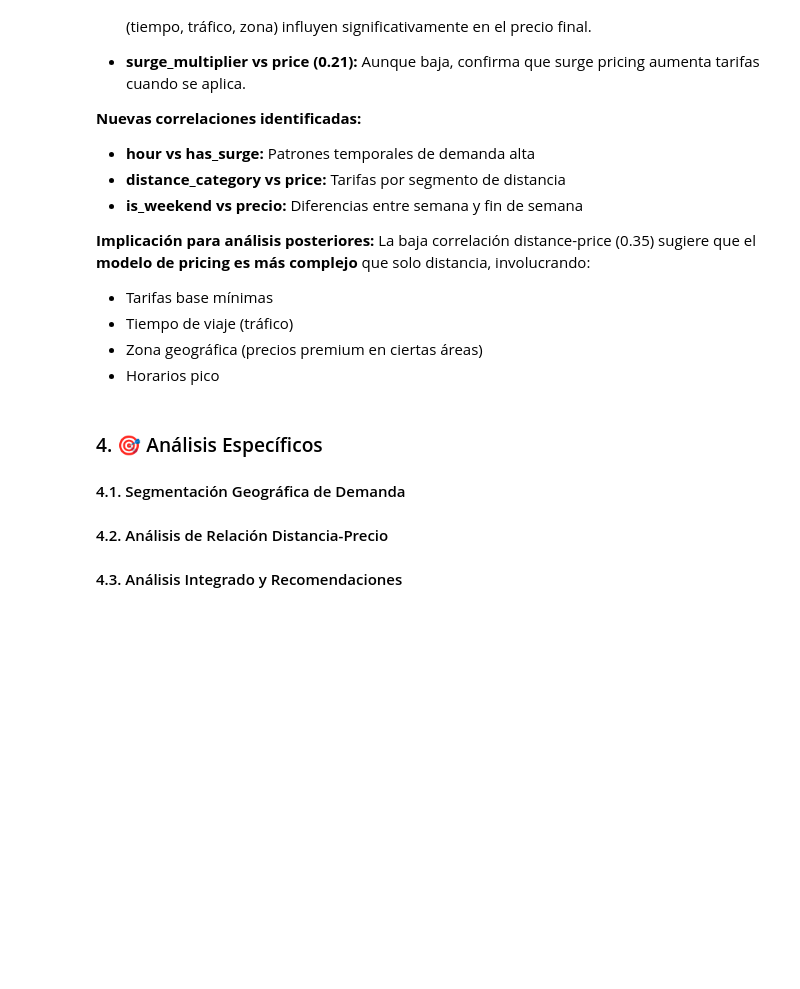
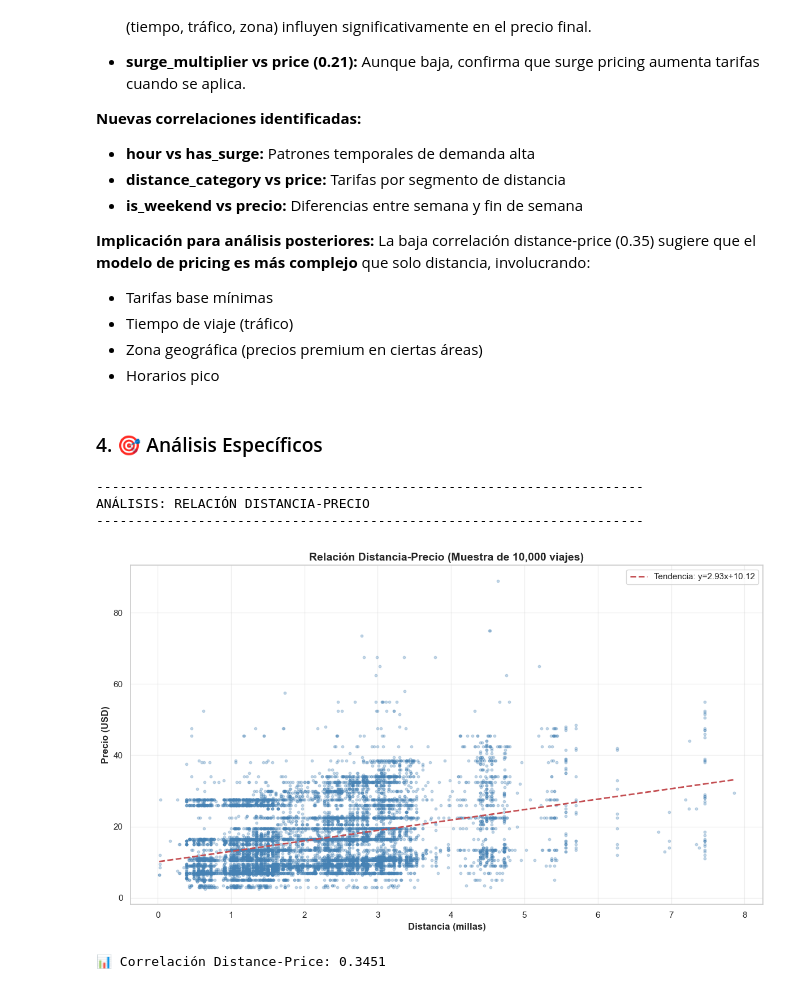
Before and after one commit to paulzamm/ride-fare, a Jupyter notebook: src/main.ipynb, the cells around one changed output. Cells and saved outputs as stored; diff of their text form; code cells hidden in the pictures; blank space fills up the shorter version.

Commit message:
Updated: Main, readme, graphics

```diff
--- a/src/main.ipynb
+++ b/src/main.ipynb
@@ -60,10 +20,5 @@ import os
 import warnings
 warnings.filterwarnings('ignore')
 
-# Configfuración de visualización
-sns.set(style="whitegrid")
-plt.rcParams['figure.figsize'] = (12, 6)
-plt.rcParams['font.size'] = 10
-
-print("Librerías importadas y configuración de visualización establecida.")
+print("Librerías importadas.")
 # %% [output]
@@ -281,8 +236,8 @@ rides_clean['price_per_mile'] = rides_clean['price_per_mile'].replace([np.inf, -
 # Categorías de distancia
 rides_clean['distance_category'] = pd.cut(
     rides_clean['distance'],
-    bins=[0, 1, 3, 5, 100],
-    labels=['Corta (0-1mi)', 'Media (1-3mi)', 'Larga (3-5mi)', 'Muy Larga (5+mi)']
+    bins=[0, 2, 4, 6, 10],
+    labels=['Corta (0-2mi)', 'Media (2-4mi)', 'Larga (4-6mi)', 'Muy Larga (6+mi)']
 )
 
 # Extracción de características temporales
@@ -296,6 +251,7 @@ rides_clean['time_period'] = pd.cut(
     labels=['Madrugada', 'Mañana', 'Tarde', 'Noche'],
     include_lowest=True
 )
+rides_clean['total_price'] = rides_clean['price'] * rides_clean['surge_multiplier']
 
 # Identificación de rutas (source -> destination)
 rides_clean['route'] = rides_clean['source'] + ' → ' + rides_clean['destination']
@@ -309,6 +265,7 @@ print("  🔹distance_category")
 print("  🔹hour, day_of_week, is_weekend, time_period")
 print("  🔹route")
 print("  🔹has_surge")
+print("  🔹total_price")
 
 # Guardar dataset limpio
 
@@ -504,11 +462,41 @@ La baja correlación distance-price (0.35) sugiere que el **modelo de pricing es
 - Horarios pico
 # %% [markdown]
 ### 4. 🎯 Análisis Específicos
-
-#### 4.1. Segmentación Geográfica de Demanda
-
-
-#### 4.2. Análisis de Relación Distancia-Precio
-
-
-#### 4.3. Análisis Integrado y Recomendaciones
+# %%
+print("-"*70)
+print("ANÁLISIS: RELACIÓN DISTANCIA-PRECIO")
+print("-"*70)
+
+# Tomar muestra para visualización (evitar sobrecarga)
+sample_data = rides_clean.sample(n=min(10000, len(rides_clean)), random_state=42)
+
+# Scatter plot con regresión
+plt.figure(figsize=(12, 7))
+
+# Plot principal
+plt.scatter(sample_data['distance'], sample_data['price'], alpha=0.3, s=10, color='steelblue')
+
+# Línea de tendencia
+z = np.polyfit(sample_data['distance'], sample_data['price'], 1)
+p = np.poly1d(z)
+plt.plot(sample_data['distance'].sort_values(),
+        p(sample_data['distance'].sort_values()),
+        "r--", linewidth=2, label=f'Tendencia: y={z[0]:.2f}x+{z[1]:.2f}')
+
+plt.title('Relación Distancia-Precio (Muestra de 10,000 viajes)', fontweight='bold', fontsize=14)
+plt.xlabel('Distancia (millas)', fontweight='bold')
+plt.ylabel('Precio (USD)', fontweight='bold')
+plt.legend()
+plt.grid(alpha=0.3)
+plt.tight_layout()
+plt.show()
+
+# Correlación
+corr_distance_price = rides_clean[['distance', 'price']].corr().iloc[0, 1]
+print(f"\n📊 Correlación Distance-Price: {corr_distance_price:.4f}")
+# %% [output]
+----------------------------------------------------------------------
+ANÁLISIS: RELACIÓN DISTANCIA-PRECIO
+----------------------------------------------------------------------
+[figure, added]
+📊 Correlación Distance-Price: 0.3451
```
Also changed, not shown: parts of 15 cells of this notebook, 8 other files.
